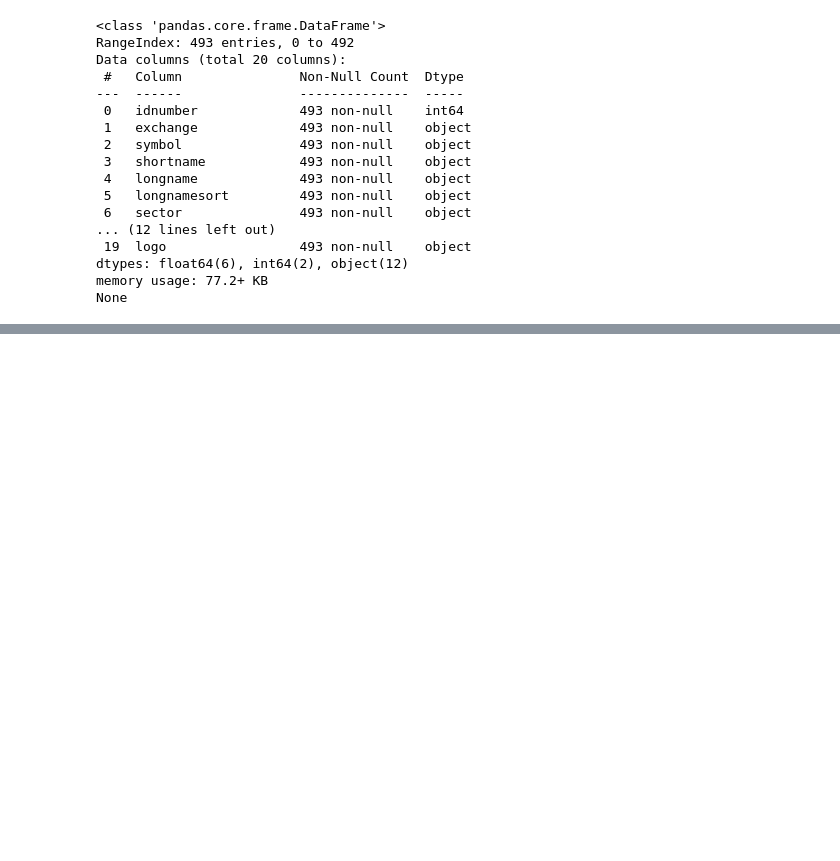
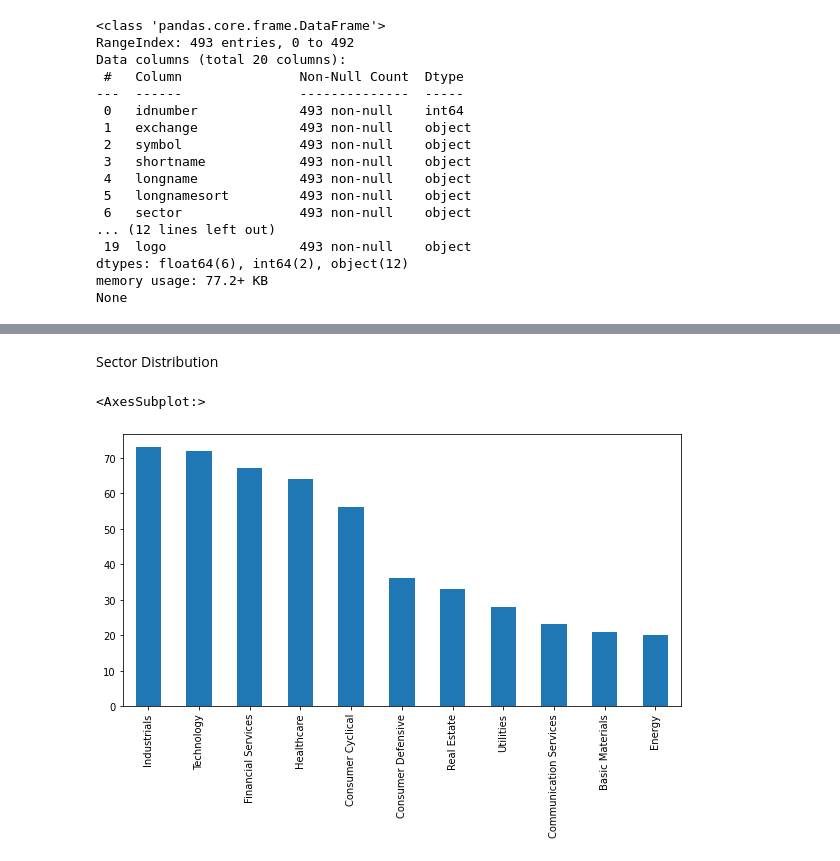
Before and after one commit to DaraghK93/stockApp, a Jupyter notebook: machineLearning/stockRecommendationSystem/s&p_knn.ipynb, the cells around one changed output, grey strips where cells are left out. Saved outputs shown, nothing was run; the diff lists cells and outputs as text; code cells hidden in the pictures; blank space fills up the shorter version.

```diff
--- a/machineLearning/stockRecommendationSystem/s&p_knn.ipynb
+++ b/machineLearning/stockRecommendationSystem/s&p_knn.ipynb
@@ -28,7 +43,7 @@ dtypes: float64(6), int64(2), object(12)
 memory usage: 77.2+ KB
 None
 # %%
-stocks.drop(['longnamesort','prices','longbusinesssummary','esgrating','logo'], inplace=True, axis=1)
+stocks.drop(['longnamesort','prices','esgrating','logo'], inplace=True, axis=1)
 # %%
 print(stocks.info())
 # %% [output]
@@ -51 +66,8 @@ memory usage: 57.9+ KB
 None
+# %% [markdown]
+Sector Distribution
+# %%
+stocks['sector'].value_counts().plot(x = 'sector', y ='count', kind = 'bar', figsize = (10,5))
+# %% [output]
+<AxesSubplot:>
+[figure, added]
```
Also changed, not shown: parts of 15 cells of this notebook.
